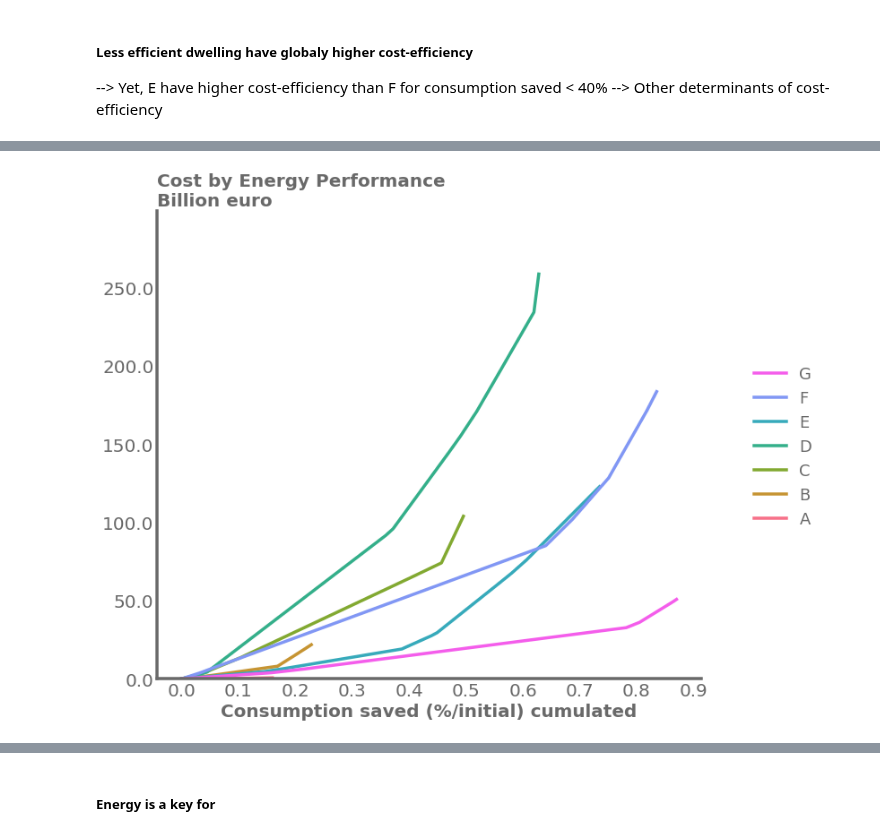
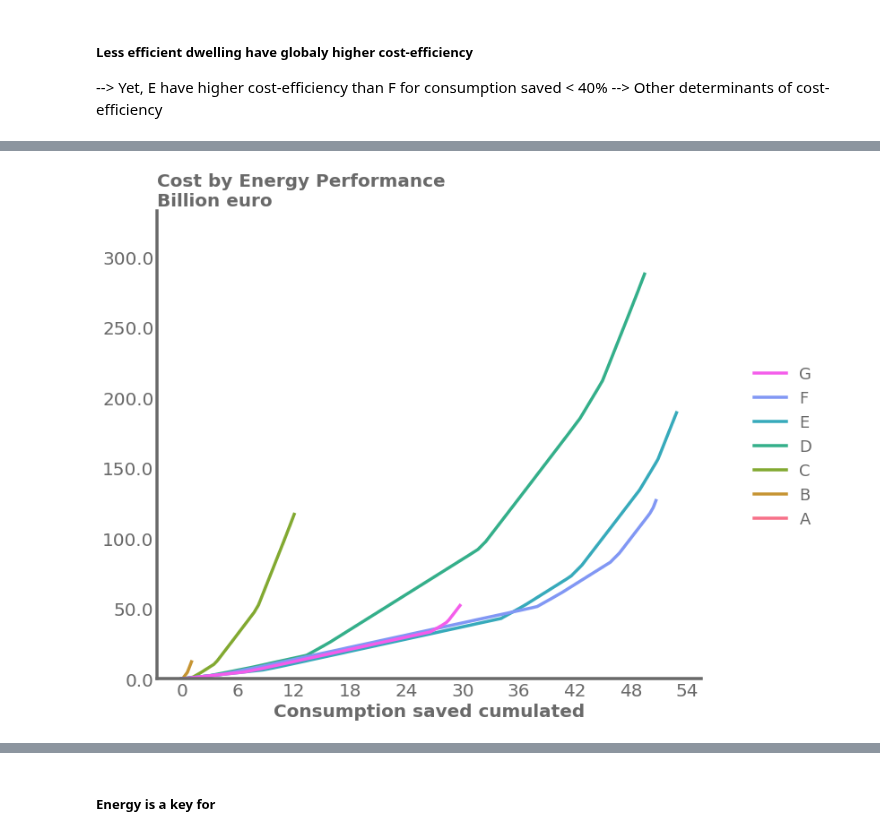
Before and after one commit to CIRED/Res-IRF4, a Jupyter notebook: project/analysis/cost_curve/cost_curve.ipynb, the cells around one changed output, grey strips where cells are left out. Saved outputs shown, nothing was run; the diff lists cells and outputs as text; code cells hidden in the pictures.

Commit message:
new cost

```diff
--- a/project/analysis/cost_curve/cost_curve.ipynb
+++ b/project/analysis/cost_curve/cost_curve.ipynb
@@ -13,4 +31,4 @@ from project.model import social_planner
 # %%
-dict_cost, dict_heat_bis = social_planner(aggregation_archetype=['Performance'], building_stock='simple_1', freq='hour')
+dict_cost, dict_heat_bis = social_planner(aggregation_archetype=['Performance'], building_stock='medium_5', freq='hour', percent=False)
 make_plots(dict_cost, 'Cost by Energy Performance (Billion euro)', loc='left', left=1.15)
 # %% [output]
@@ -18,2 +42,2 @@ make_plots(dict_cost, 'Cost by Energy Performance (Billion euro)', loc='left', l
-[figure, old version]
+[figure, new version]
 # %%
```
Also changed, not shown: parts of 6 cells of this notebook, 3 other files.
